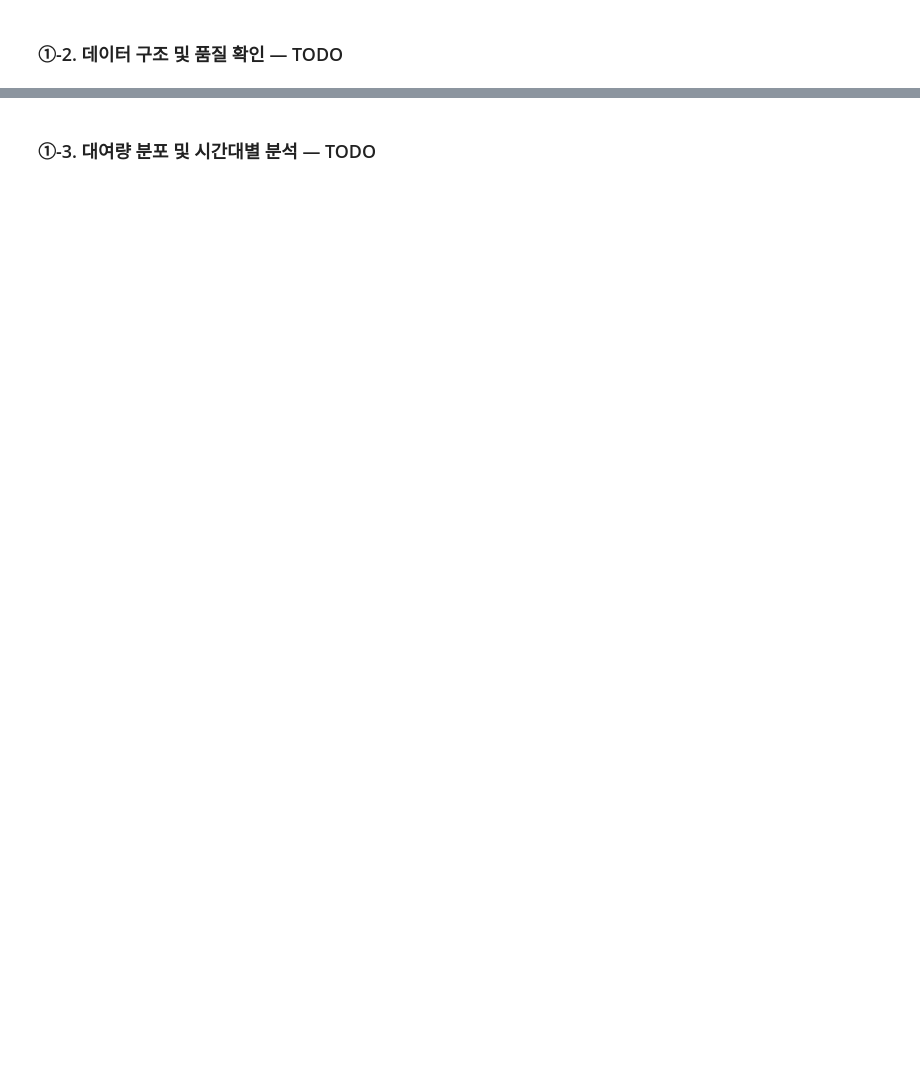
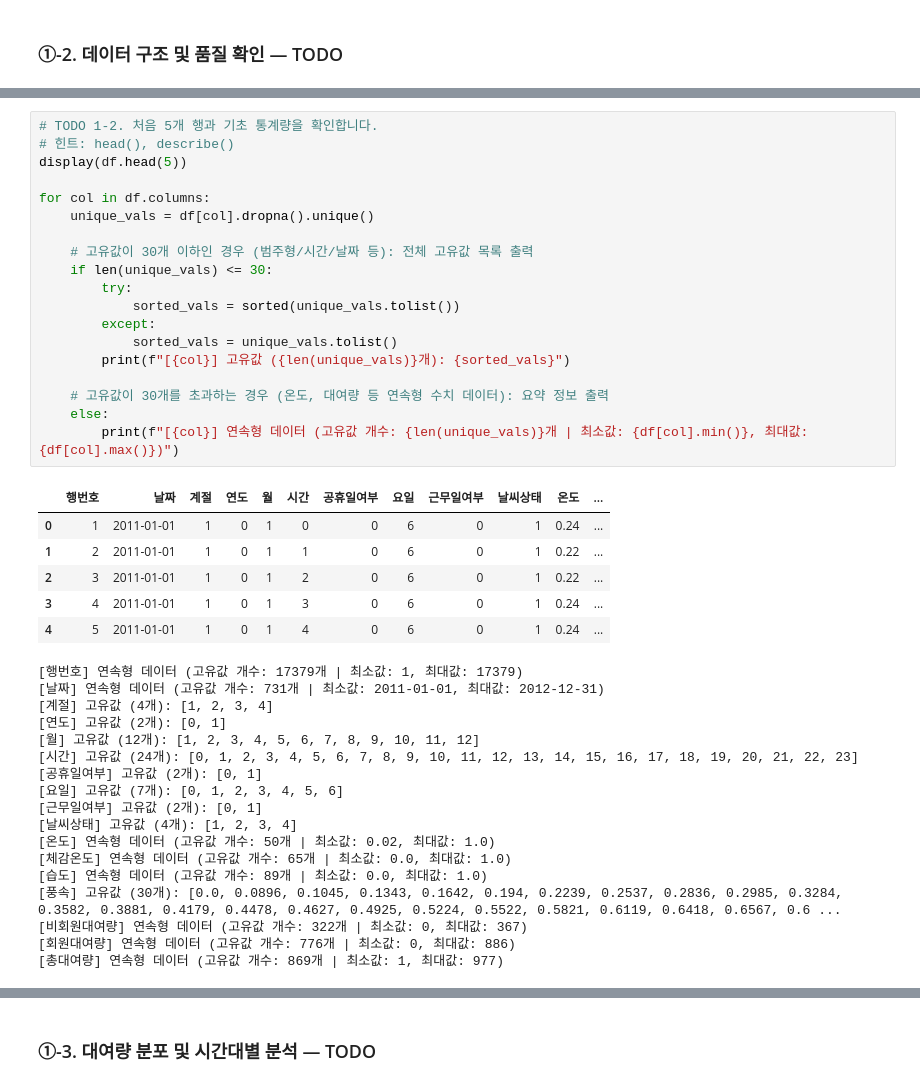
Before and after one commit to iremys/ai-mini-projects, a Jupyter notebook: mini-project-01/code/01_regression_bike_demand.ipynb, the cells around one changed output, grey strips where cells are left out. Drawn from its saved outputs; the diff is of its cells as text; blank space fills up the shorter version.

```diff
--- a/mini-project-01/code/01_regression_bike_demand.ipynb
+++ b/mini-project-01/code/01_regression_bike_demand.ipynb
@@ -42,0 +106,43 @@ print("데이터 로딩 완료")
+# %%
+# TODO 1-2. 처음 5개 행과 기초 통계량을 확인합니다.
+# 힌트: head(), describe()
+display(df.head(5))
+
+for col in df.columns:
+    unique_vals = df[col].dropna().unique()
+
+    # 고유값이 30개 이하인 경우 (범주형/시간/날짜 등): 전체 고유값 목록 출력
+    if len(unique_vals) <= 30:
+        try:
+            sorted_vals = sorted(unique_vals.tolist())
+        except:
+            sorted_vals = unique_vals.tolist()
+        print(f"[{col}] 고유값 ({len(unique_vals)}개): {sorted_vals}")
+
+    # 고유값이 30개를 초과하는 경우 (온도, 대여량 등 연속형 수치 데이터): 요약 정보 출력
+    else:
+        print(f"[{col}] 연속형 데이터 (고유값 개수: {len(unique_vals)}개 | 최소값: {df[col].min()}, 최대값: {df[col].max()})")
+# %% [output]
+|  | 행번호 | 날짜 | 계절 | 연도 | 월 | 시간 | 공휴일여부 | 요일 | 근무일여부 | 날씨상태 | 온도 | ... |
+| 0 | 1 | 2011-01-01 | 1 | 0 | 1 | 0 | 0 | 6 | 0 | 1 | 0.24 | ... |
+| 1 | 2 | 2011-01-01 | 1 | 0 | 1 | 1 | 0 | 6 | 0 | 1 | 0.22 | ... |
+| 2 | 3 | 2011-01-01 | 1 | 0 | 1 | 2 | 0 | 6 | 0 | 1 | 0.22 | ... |
+| 3 | 4 | 2011-01-01 | 1 | 0 | 1 | 3 | 0 | 6 | 0 | 1 | 0.24 | ... |
+| 4 | 5 | 2011-01-01 | 1 | 0 | 1 | 4 | 0 | 6 | 0 | 1 | 0.24 | ... |
+[행번호] 연속형 데이터 (고유값 개수: 17379개 | 최소값: 1, 최대값: 17379)
+[날짜] 연속형 데이터 (고유값 개수: 731개 | 최소값: 2011-01-01, 최대값: 2012-12-31)
+[계절] 고유값 (4개): [1, 2, 3, 4]
+[연도] 고유값 (2개): [0, 1]
+[월] 고유값 (12개): [1, 2, 3, 4, 5, 6, 7, 8, 9, 10, 11, 12]
+[시간] 고유값 (24개): [0, 1, 2, 3, 4, 5, 6, 7, 8, 9, 10, 11, 12, 13, 14, 15, 16, 17, 18, 19, 20, 21, 22, 23]
+[공휴일여부] 고유값 (2개): [0, 1]
+[요일] 고유값 (7개): [0, 1, 2, 3, 4, 5, 6]
+[근무일여부] 고유값 (2개): [0, 1]
+[날씨상태] 고유값 (4개): [1, 2, 3, 4]
+[온도] 연속형 데이터 (고유값 개수: 50개 | 최소값: 0.02, 최대값: 1.0)
+[체감온도] 연속형 데이터 (고유값 개수: 65개 | 최소값: 0.0, 최대값: 1.0)
+[습도] 연속형 데이터 (고유값 개수: 89개 | 최소값: 0.0, 최대값: 1.0)
+[풍속] 고유값 (30개): [0.0, 0.0896, 0.1045, 0.1343, 0.1642, 0.194, 0.2239, 0.2537, 0.2836, 0.2985, 0.3284, 0.3582, 0.3881, 0.4179, 0.4478, 0.4627, 0.4925, 0.5224, 0.5522, 0.5821, 0.6119, 0.6418, 0.6567, 0.6 ...
+[비회원대여량] 연속형 데이터 (고유값 개수: 322개 | 최소값: 0, 최대값: 367)
+[회원대여량] 연속형 데이터 (고유값 개수: 776개 | 최소값: 0, 최대값: 886)
+[총대여량] 연속형 데이터 (고유값 개수: 869개 | 최소값: 1, 최대값: 977)
```
Also changed, not shown: parts of 4 cells of this notebook, 1 other file.
